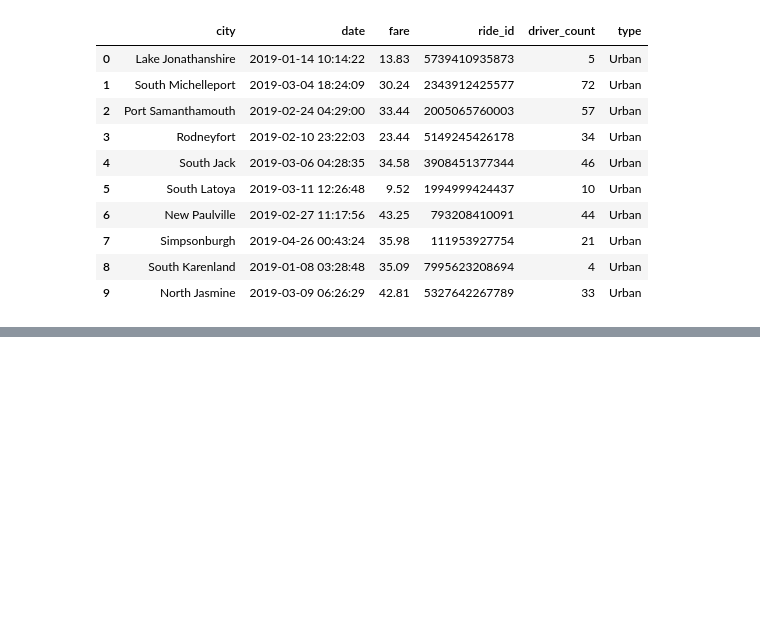
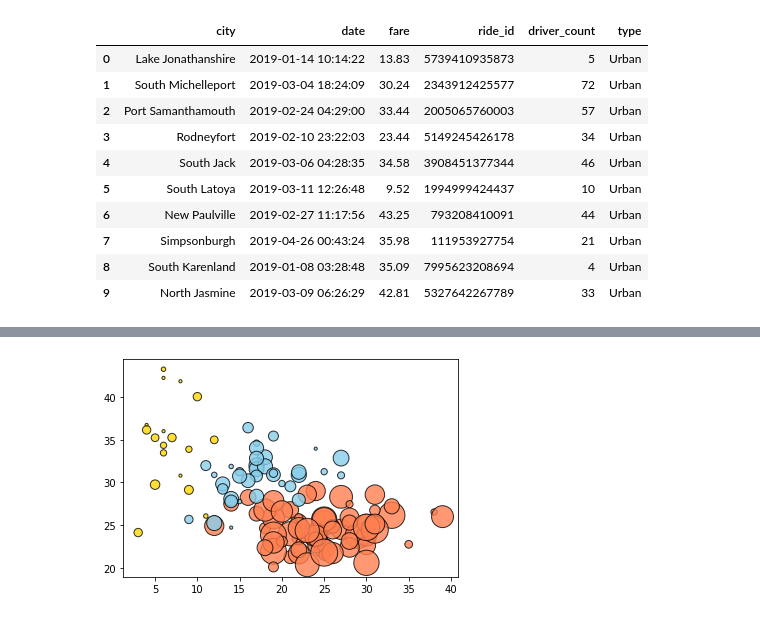
Before and after one commit to Sho24/PyBer_Analysis, a Jupyter notebook: PyBer.ipynb, the cells around one changed output, grey strips where cells are left out. Drawn from its saved outputs; the diff is of its cells as text; code cells hidden in the pictures; blank space fills up the shorter version.

```diff
--- a/PyBer.ipynb
+++ b/PyBer.ipynb
@@ -100,0 +229,24 @@ pyber_data_df.head(10)
+# %%
+# Add the scatter charts for each type of city.
+plt.scatter(urban_ride_count,
+      urban_avg_fare,
+      s=10*urban_driver_count, c="coral",
+      edgecolor="black", linewidths=1,
+      alpha=0.8, label="Urban")
+
+plt.scatter(suburban_ride_count,
+      suburban_avg_fare,
+      s=10*suburban_driver_count, c="skyblue",
+      edgecolor="black", linewidths=1,
+      alpha=0.8, label="Suburban")
+
+plt.scatter(rural_ride_count,
+      rural_avg_fare,
+      s=10*rural_driver_count, c="gold",
+      edgecolor="black", linewidths=1,
+      alpha=0.8, label="Rural")
+
+# Show the plot
+plt.show()
+# %% [output]
+[figure, added]
```
Also changed, not shown: parts of 12 cells of this notebook, 1 other file.
